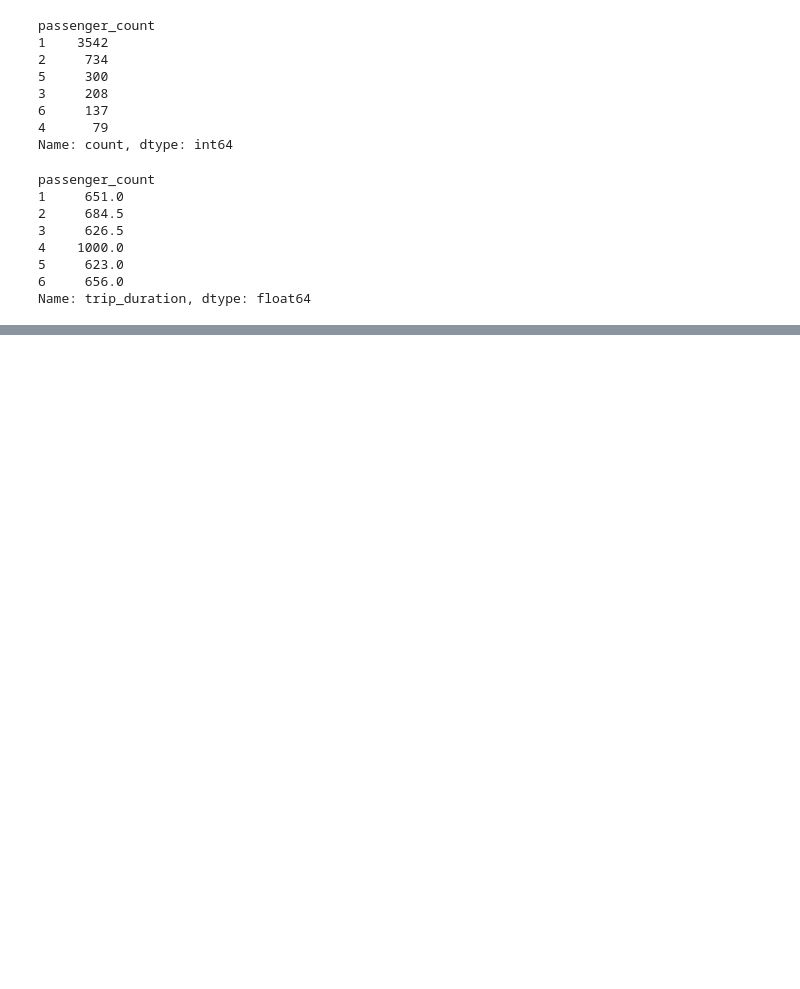
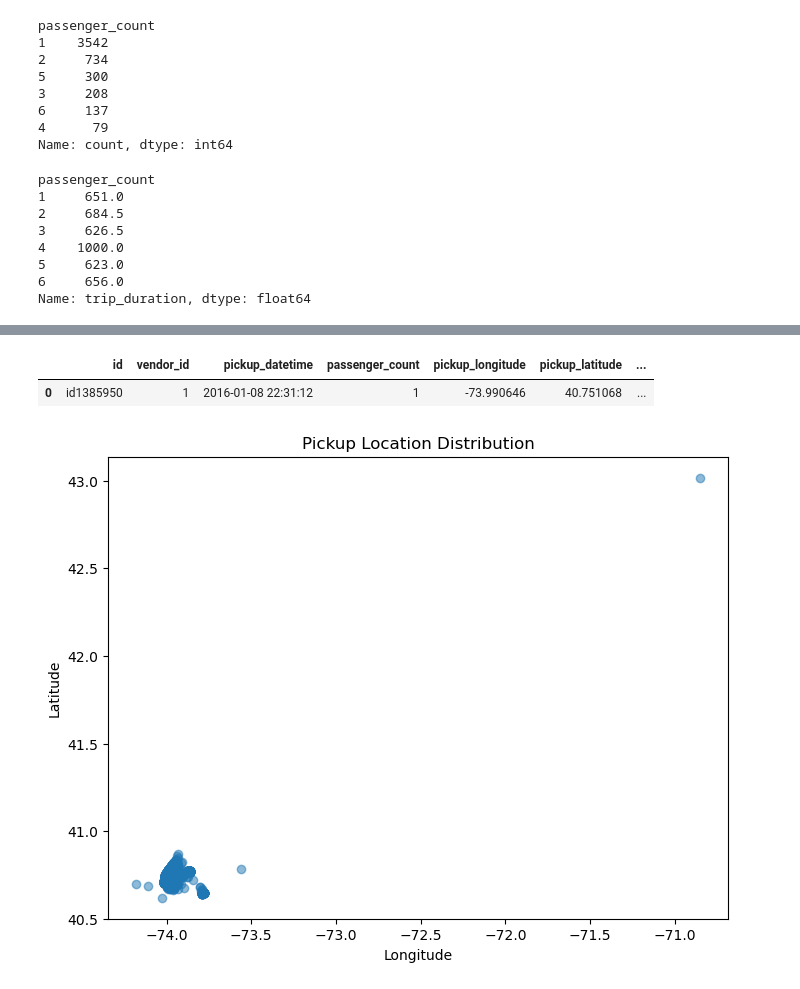
Before and after one commit to yousefJooX/nyc-taxi-trip-duration, a Jupyter notebook: notebooks/01_data_understanding.ipynb, the cells around one changed output, grey strips where cells are left out. Saved outputs shown, nothing was run; the diff lists cells and outputs as text; code cells hidden in the pictures; blank space fills up the shorter version.

```diff
--- a/notebooks/01_data_understanding.ipynb
+++ b/notebooks/01_data_understanding.ipynb
@@ -798,0 +489,2 @@ Continue with:
+# %%
+df['same_location'] = df["distance_km"] <= 0.1
@@ -798,0 +498,4 @@ Continue with:
+# %%
+df["lat_diff"] = df["dropoff_latitude"] - df["pickup_latitude"]
+
+df["lon_diff"] = df["dropoff_longitude"] - df["pickup_longitude"]
@@ -798,0 +514,23 @@ Continue with:
+# %%
+df.head(1)
+# %% [output]
+|  | id | vendor_id | pickup_datetime | passenger_count | pickup_longitude | pickup_latitude | ... |
+| 0 | id1385950 | 1 | 2016-01-08 22:31:12 | 1 | -73.990646 | 40.751068 | ... |
+# %%
+import matplotlib.pyplot as plt
+
+plt.figure(figsize=(8, 6))
+
+plt.scatter(
+    df["pickup_longitude"],
+    df["pickup_latitude"],
+    alpha=0.5
+)
+
+plt.xlabel("Longitude")
+plt.ylabel("Latitude")
+plt.title("Pickup Location Distribution")
+
+plt.show()
+# %% [output]
+[figure, added]
```
Also changed, not shown: parts of 26 cells of this notebook.
